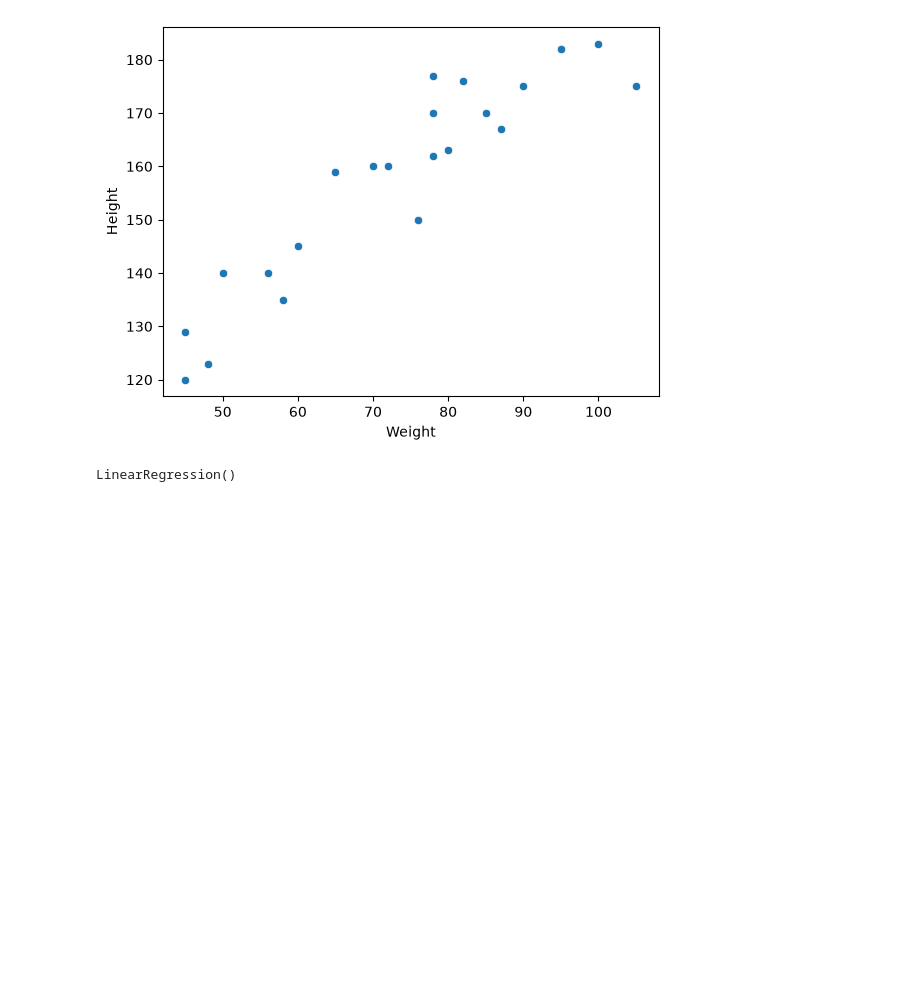
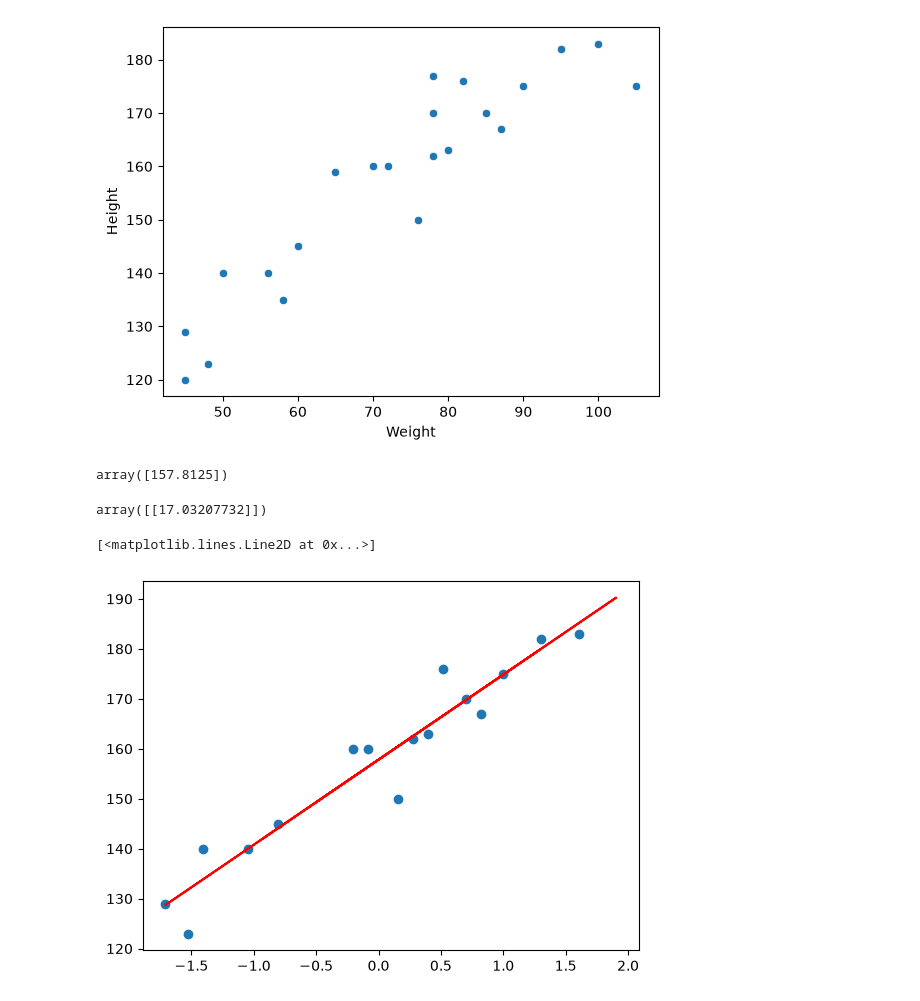
Before and after one commit to aryanchauhan0276/Machine-Learning-Practice, a Jupyter notebook: Supervised Learning/EndtoEndLinear/SimpleLinear.ipynb, the cells around one changed output. Cells and saved outputs as stored; diff of their text form; code cells hidden in the pictures; blank space fills up the shorter version.

```diff
--- a/Supervised Learning/EndtoEndLinear/SimpleLinear.ipynb
+++ b/Supervised Learning/EndtoEndLinear/SimpleLinear.ipynb
@@ -141,6 +102,18 @@ X_train=Scale.fit_transform(X_train)
 X_test=Scale.transform(X_test)
 # %%
 Linear=LinearRegression()
-Linear.fit(X_train,Y_train)
+Model=Linear.fit(X_train,Y_train)
-# %% [output]
-LinearRegression()
+# %%
+Model.intercept_
+# %% [output]
+array([157.8125])
+# %%
+Model.coef_
+# %% [output]
+array([[17.03207732]])
+# %%
+plt.scatter(X_train,Y_train)
+plt.plot(X_test,Model.predict(X_test),'r')
+# %% [output]
+[<matplotlib.lines.Line2D at 0x...>]
+[figure, added]
```
Also changed, not shown: parts of 9 cells of this notebook, 1 other file.
